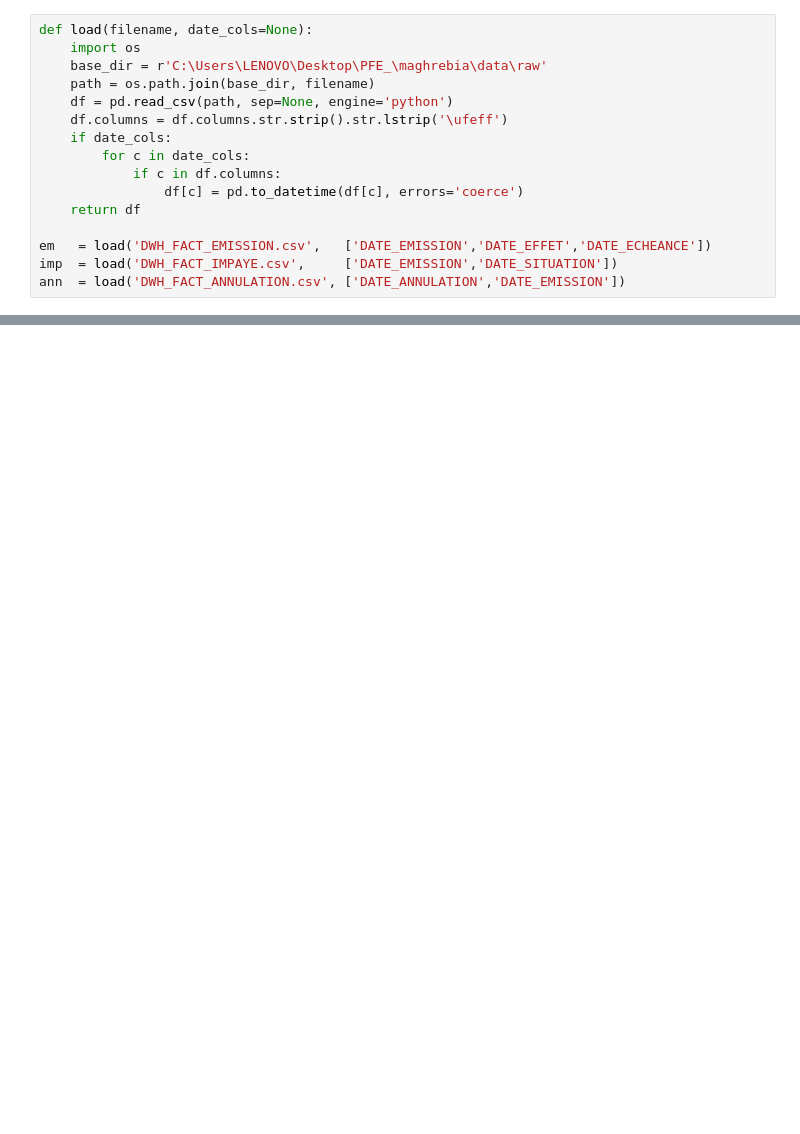
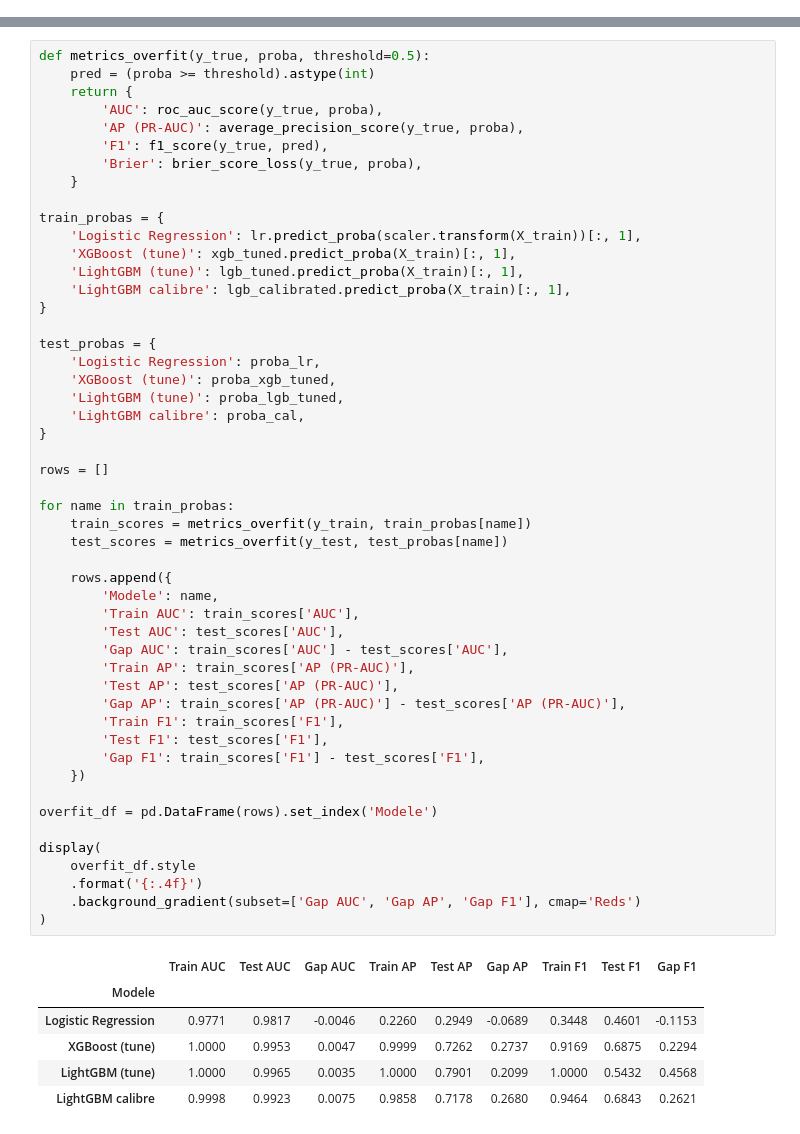
Before and after one commit to SadokMestiri/AssuranceMaghrebiaAIApp, a Jupyter notebook: backend/notebooks/impaye_risk_scoring.ipynb, the cells around one changed output, grey strips where cells are left out. Drawn from its saved outputs; the diff is of its cells as text; blank space fills up the shorter version.

```diff
--- a/backend/notebooks/impaye_risk_scoring.ipynb
+++ b/backend/notebooks/impaye_risk_scoring.ipynb
@@ -64,16 +0,0 @@ print('✅ Setup complet')
-# %%
-def load(filename, date_cols=None):
-    import os
-    base_dir = r'C:\Users\LENOVO\Desktop\PFE_\maghrebia\data\raw'
-    path = os.path.join(base_dir, filename)
-    df = pd.read_csv(path, sep=None, engine='python')
-    df.columns = df.columns.str.strip().str.lstrip('\ufeff')
-    if date_cols:
-        for c in date_cols:
-            if c in df.columns:
-                df[c] = pd.to_datetime(df[c], errors='coerce')
-    return df
-
-em   = load('DWH_FACT_EMISSION.csv',   ['DATE_EMISSION','DATE_EFFET','DATE_ECHEANCE'])
-imp  = load('DWH_FACT_IMPAYE.csv',     ['DATE_EMISSION','DATE_SITUATION'])
-ann  = load('DWH_FACT_ANNULATION.csv', ['DATE_ANNULATION','DATE_EMISSION'])
@@ -942,0 +523,57 @@ Score Impayé élevé
+# %%
+def metrics_overfit(y_true, proba, threshold=0.5):
+    pred = (proba >= threshold).astype(int)
+    return {
+        'AUC': roc_auc_score(y_true, proba),
+        'AP (PR-AUC)': average_precision_score(y_true, proba),
+        'F1': f1_score(y_true, pred),
+        'Brier': brier_score_loss(y_true, proba),
+    }
+
+train_probas = {
+    'Logistic Regression': lr.predict_proba(scaler.transform(X_train))[:, 1],
+    'XGBoost (tune)': xgb_tuned.predict_proba(X_train)[:, 1],
+    'LightGBM (tune)': lgb_tuned.predict_proba(X_train)[:, 1],
+    'LightGBM calibre': lgb_calibrated.predict_proba(X_train)[:, 1],
+}
+
+test_probas = {
+    'Logistic Regression': proba_lr,
+    'XGBoost (tune)': proba_xgb_tuned,
+    'LightGBM (tune)': proba_lgb_tuned,
+    'LightGBM calibre': proba_cal,
+}
+
+rows = []
+
+for name in train_probas:
+    train_scores = metrics_overfit(y_train, train_probas[name])
+    test_scores = metrics_overfit(y_test, test_probas[name])
+
+    rows.append({
+        'Modele': name,
+        'Train AUC': train_scores['AUC'],
+        'Test AUC': test_scores['AUC'],
+        'Gap AUC': train_scores['AUC'] - test_scores['AUC'],
+        'Train AP': train_scores['AP (PR-AUC)'],
+        'Test AP': test_scores['AP (PR-AUC)'],
+        'Gap AP': train_scores['AP (PR-AUC)'] - test_scores['AP (PR-AUC)'],
+        'Train F1': train_scores['F1'],
+        'Test F1': test_scores['F1'],
+        'Gap F1': train_scores['F1'] - test_scores['F1'],
+    })
+
+overfit_df = pd.DataFrame(rows).set_index('Modele')
+
+display(
+    overfit_df.style
+    .format('{:.4f}')
+    .background_gradient(subset=['Gap AUC', 'Gap AP', 'Gap F1'], cmap='Reds')
+)
+# %% [output]
+|  | Train AUC | Test AUC | Gap AUC | Train AP | Test AP | Gap AP | Train F1 | Test F1 | Gap F1 |
+| Modele |  |  |  |  |  |  |  |  |  |
+| Logistic Regression | 0.9771 | 0.9817 | -0.0046 | 0.2260 | 0.2949 | -0.0689 | 0.3448 | 0.4601 | -0.1153 |
+| XGBoost (tune) | 1.0000 | 0.9953 | 0.0047 | 0.9999 | 0.7262 | 0.2737 | 0.9169 | 0.6875 | 0.2294 |
+| LightGBM (tune) | 1.0000 | 0.9965 | 0.0035 | 1.0000 | 0.7901 | 0.2099 | 1.0000 | 0.5432 | 0.4568 |
+| LightGBM calibre | 0.9998 | 0.9923 | 0.0075 | 0.9858 | 0.7178 | 0.2680 | 0.9464 | 0.6843 | 0.2621 |
```
Also changed, not shown: parts of 73 cells of this notebook, 28 other files.
